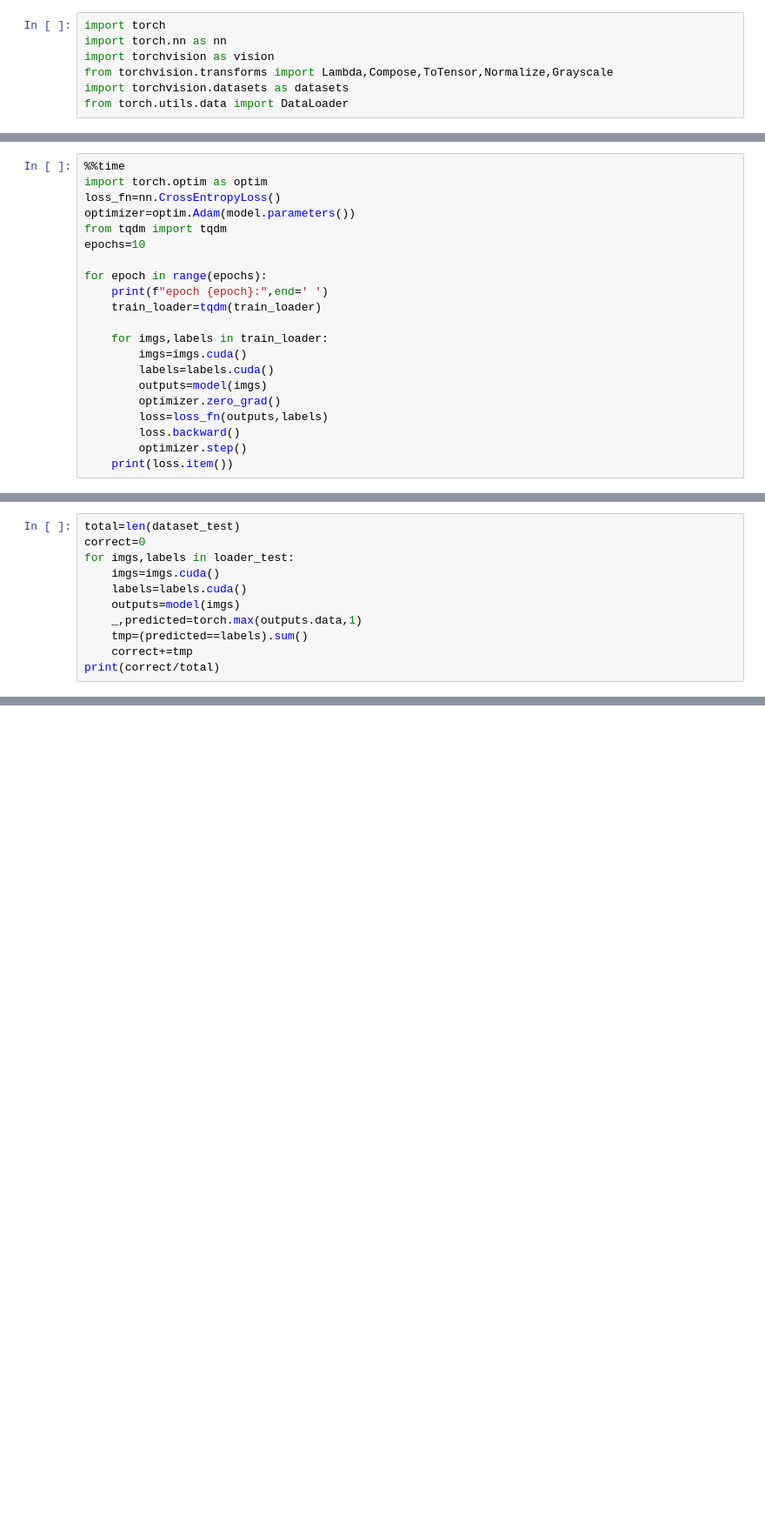
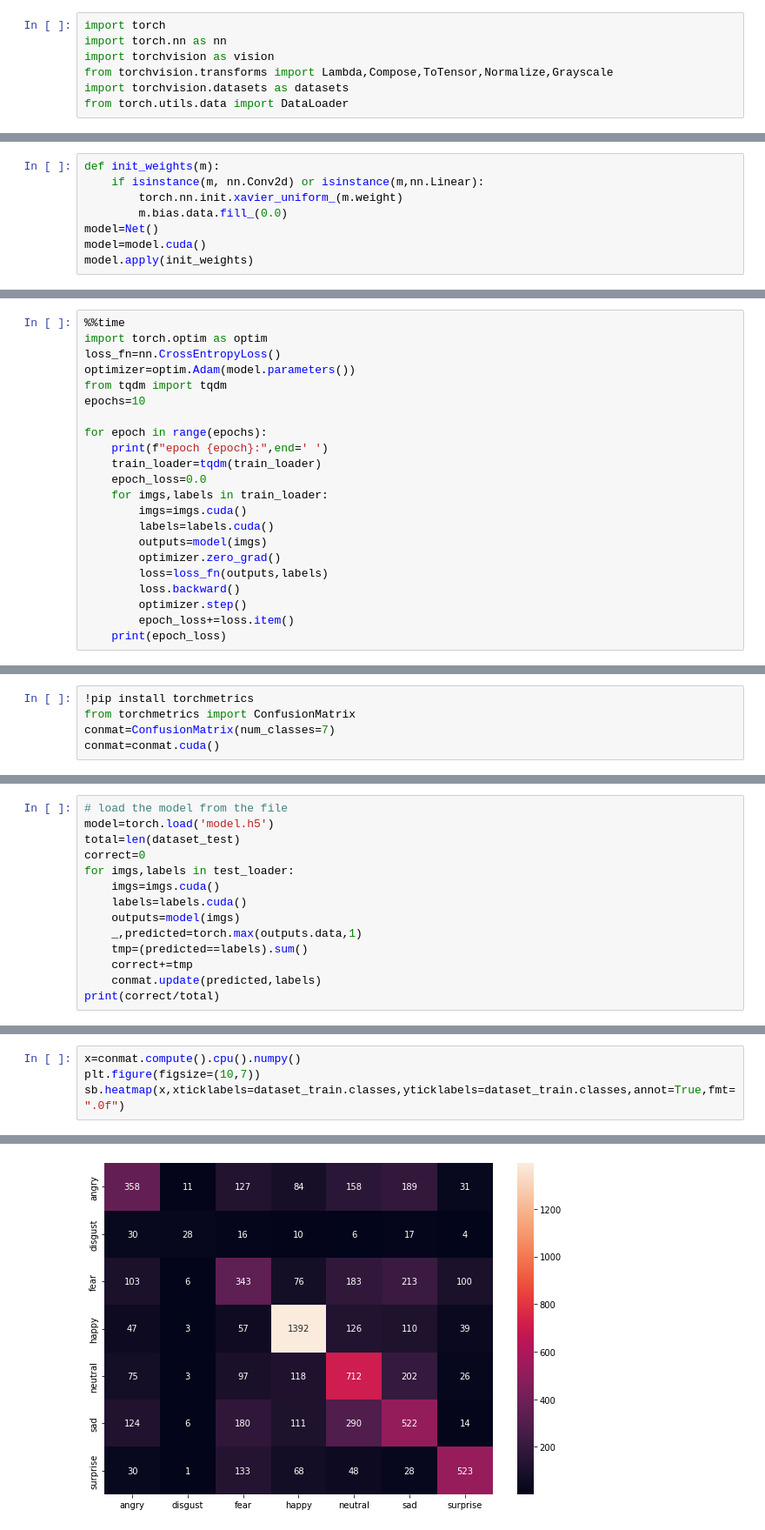
Before and after one commit to hikmatfarhat-ndu/pytorch, a Jupyter notebook: detecting-emotions-pytorch.ipynb, the cells around one changed output, grey strips where cells are left out. Shown at 87% size. Cells and saved outputs as stored; diff of their text form; blank space fills up the shorter version.

```diff
--- a/detecting-emotions-pytorch.ipynb
+++ b/detecting-emotions-pytorch.ipynb
@@ -101,3 +68,11 @@ class Net(nn.Module):
         x=self.drop3(x)
         x=self.fc2(x)
         return x
+# %%
+def init_weights(m):
+    if isinstance(m, nn.Conv2d) or isinstance(m,nn.Linear):
+        torch.nn.init.xavier_uniform_(m.weight)
+        m.bias.data.fill_(0.0)
+model=Net()
+model=model.cuda()
+model.apply(init_weights)
@@ -112,7 +103,7 @@ epochs=10
 for epoch in range(epochs):
     print(f"epoch {epoch}:",end=' ')
     train_loader=tqdm(train_loader)
-
+    epoch_loss=0.0
     for imgs,labels in train_loader:
         imgs=imgs.cuda()
         labels=labels.cuda()
@@ -121,5 +112,6 @@ for epoch in range(epochs):
         loss=loss_fn(outputs,labels)
         loss.backward()
         optimizer.step()
-    print(loss.item())
+        epoch_loss+=loss.item()
+    print(epoch_loss)
 # %% [output]
@@ -126,0 +143,5 @@ NameError: ignored
+# %%
+!pip install torchmetrics
+from torchmetrics import ConfusionMatrix
+conmat=ConfusionMatrix(num_classes=7)
+conmat=conmat.cuda()
@@ -127,11 +156,14 @@ NameError: ignored
 # %%
+# load the model from the file
+model=torch.load('model.h5')
 total=len(dataset_test)
 correct=0
-for imgs,labels in loader_test:
+for imgs,labels in test_loader:
     imgs=imgs.cuda()
     labels=labels.cuda()
     outputs=model(imgs)
     _,predicted=torch.max(outputs.data,1)
     tmp=(predicted==labels).sum()
     correct+=tmp
+    conmat.update(predicted,labels)
 print(correct/total)
@@ -137,0 +175,5 @@ print(correct/total)
+# %%
+x=conmat.compute().cpu().numpy()
+plt.figure(figsize=(10,7))
+sb.heatmap(x,xticklabels=dataset_train.classes,yticklabels=dataset_train.classes,annot=True,fmt=".0f")
+# %% [output]
@@ -137,0 +181 @@ print(correct/total)
+[figure, added]
```
Also changed, not shown: parts of 16 cells of this notebook.
